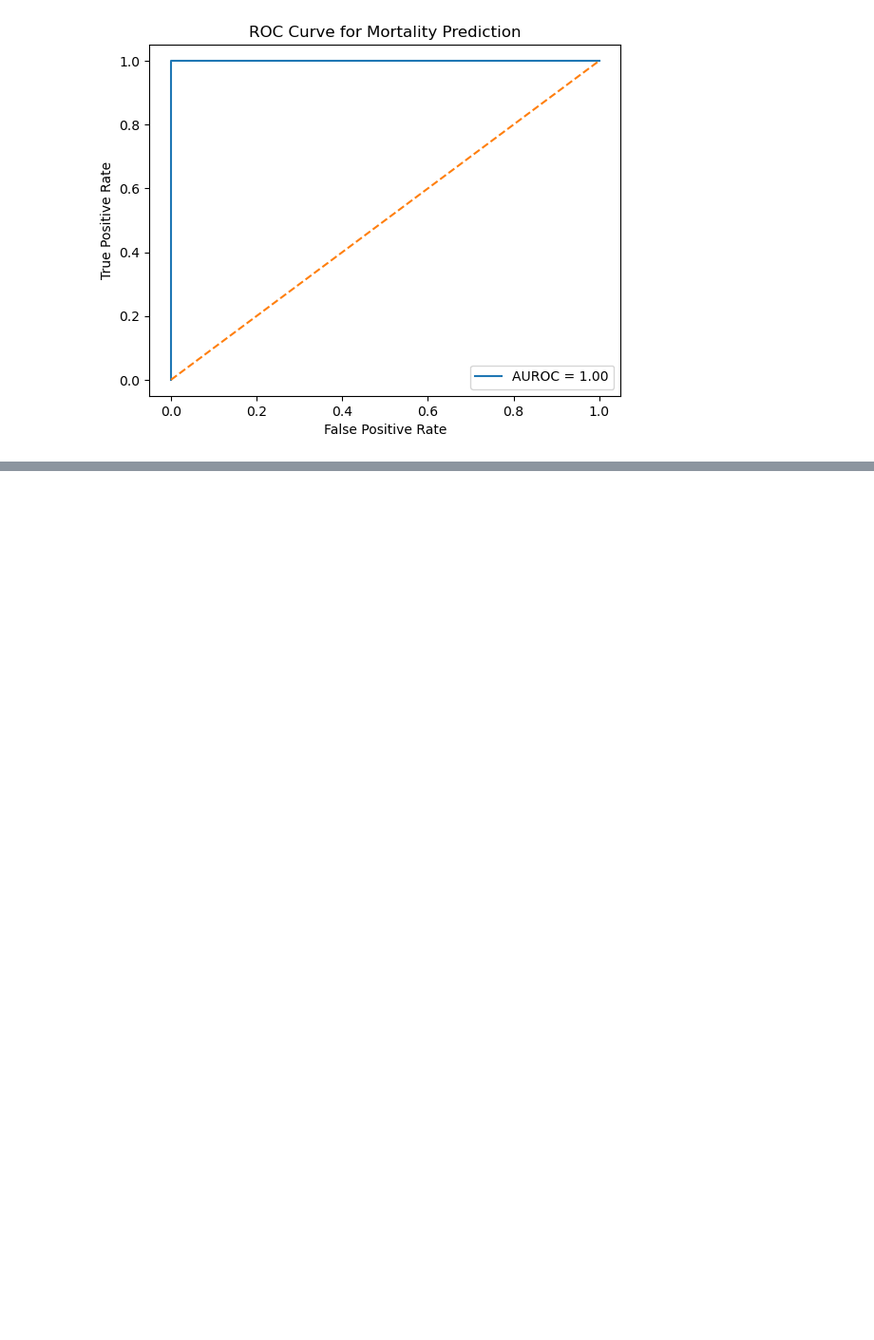
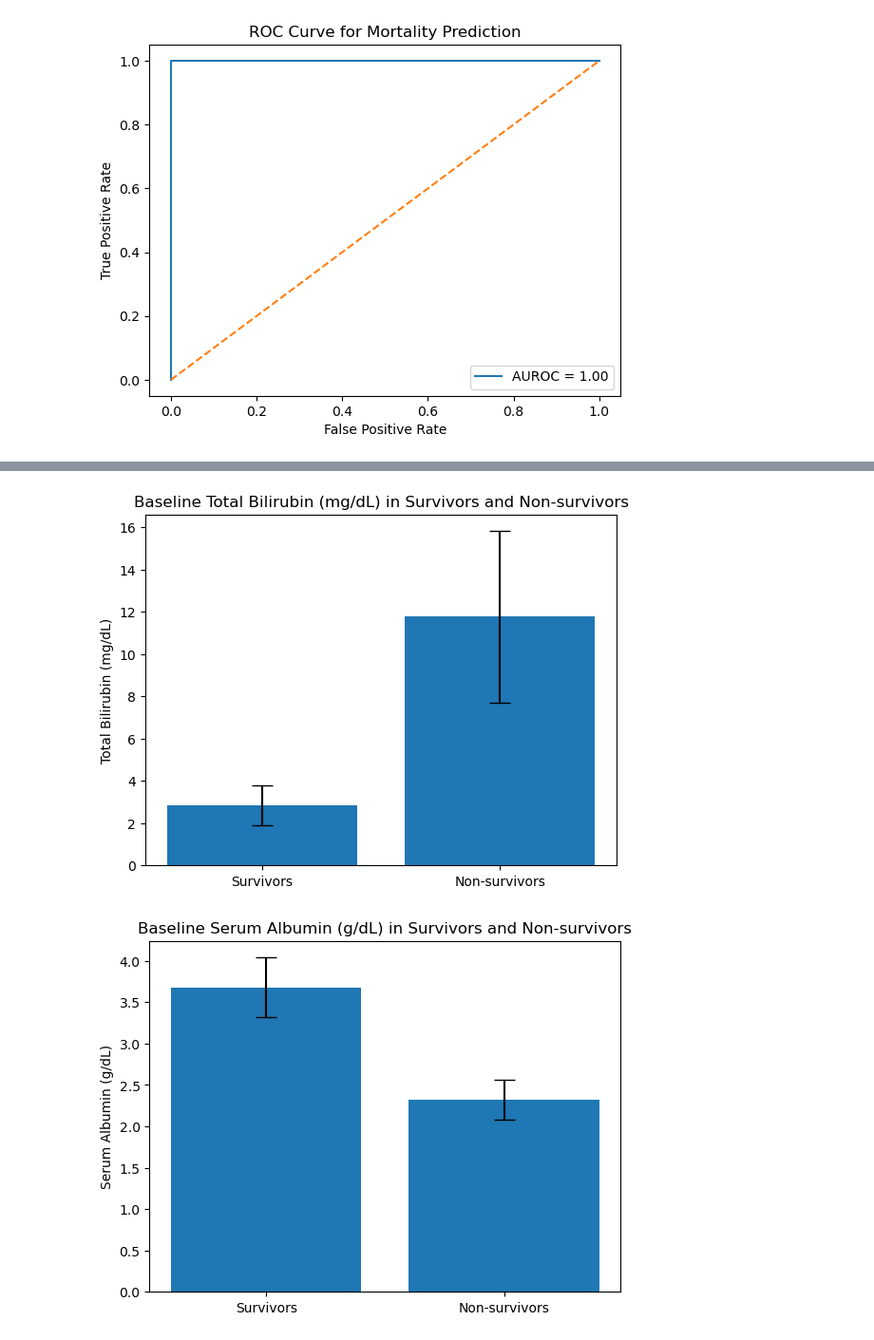
Before and after one commit to YuktiTripathi/Learn-Practice, a Jupyter notebook: rna_seqqq.ipynb, the cells around one changed output, grey strips where cells are left out. Shown at 95% size. Saved outputs shown, nothing was run; the diff lists cells and outputs as text; code cells hidden in the pictures; blank space fills up the shorter version.

```diff
--- a/rna_seqqq.ipynb
+++ b/rna_seqqq.ipynb
@@ -1336,0 +1372,36 @@ plt.show()
+# %%
+import matplotlib.pyplot as plt
+
+# Data from Table 3
+parameters = [
+    'Total Bilirubin (mg/dL)',
+    'Serum Albumin (g/dL)',
+    'INR',
+    'Serum Sodium (mEq/L)',
+    'Serum Creatinine (mg/dL)'
+]
+
+survivor_means = [2.84, 3.68, 1.47, 134.56, 1.09]
+survivor_sd = [0.93, 0.36, 0.16, 2.37, 0.17]
+
+nonsurvivor_means = [11.76, 2.32, 2.57, 123.77, 2.42]
+nonsurvivor_sd = [4.05, 0.24, 0.39, 3.44, 0.59]
+
+# Generate plots one by one
+for i in range(len(parameters)):
+    plt.figure()
+
+    plt.bar(
+        ['Survivors', 'Non-survivors'],
+        [survivor_means[i], nonsurvivor_means[i]],
+        yerr=[survivor_sd[i], nonsurvivor_sd[i]],
+        capsize=8
+    )
+
+    plt.ylabel(parameters[i])
+    plt.title(f'Baseline {parameters[i]} in Survivors and Non-survivors')
+
+    plt.show()
+# %% [output]
+[figure, added]
+[figure, added]
```
Also changed, not shown: parts of 2 cells of this notebook.
